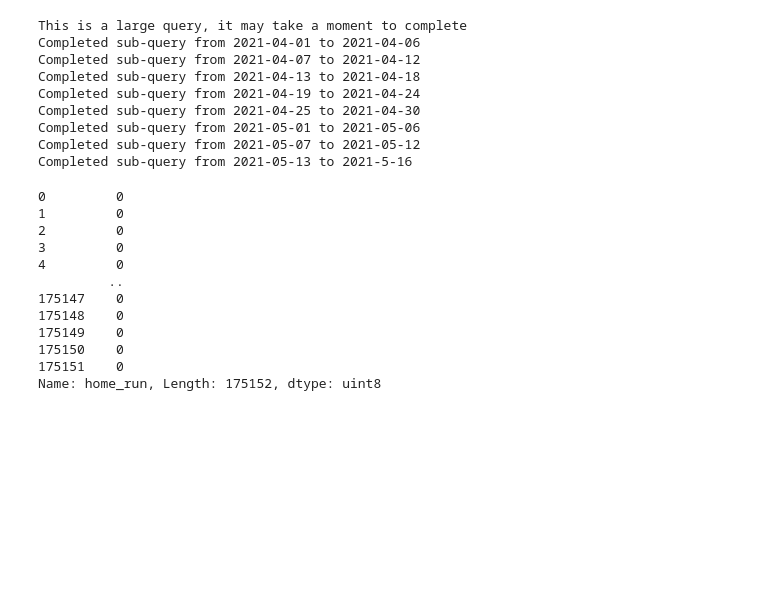
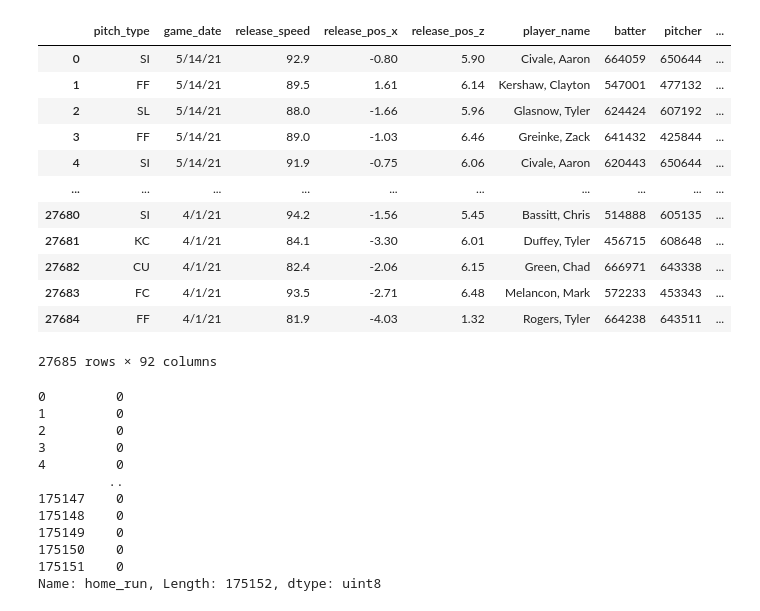
Before and after one commit to cseibold47/SAL384FinalProject, a Jupyter notebook: Final Project.ipynb, the cells around one changed output. Saved outputs shown, nothing was run; the diff lists cells and outputs as text; code cells hidden in the pictures; blank space fills up the shorter version.

```diff
--- a/Final Project.ipynb
+++ b/Final Project.ipynb
@@ -15,18 +15,23 @@ from scipy.special import expit
 from bs4 import BeautifulSoup
 from urllib.request import urlopen
 from pybaseball import statcast
-# %%
-data = statcast(start_dt='2021-4-01', end_dt='2021-5-16')
-# %% [output]
-This is a large query, it may take a moment to complete
-Completed sub-query from 2021-04-01 to 2021-04-06
-Completed sub-query from 2021-04-07 to 2021-04-12
-Completed sub-query from 2021-04-13 to 2021-04-18
-Completed sub-query from 2021-04-19 to 2021-04-24
-Completed sub-query from 2021-04-25 to 2021-04-30
-Completed sub-query from 2021-05-01 to 2021-05-06
-Completed sub-query from 2021-05-07 to 2021-05-12
-Completed sub-query from 2021-05-13 to 2021-5-16
+# %%
+data = pd.read_csv("data/finalprojectdata.csv")
+data
+# %% [output]
+|  | pitch_type | game_date | release_speed | release_pos_x | release_pos_z | player_name | batter | pitcher | ... |
+| 0 | SI | 5/14/21 | 92.9 | -0.80 | 5.90 | Civale, Aaron | 664059 | 650644 | ... |
+| 1 | FF | 5/14/21 | 89.5 | 1.61 | 6.14 | Kershaw, Clayton | 547001 | 477132 | ... |
+| 2 | SL | 5/14/21 | 88.0 | -1.66 | 5.96 | Glasnow, Tyler | 624424 | 607192 | ... |
+| 3 | FF | 5/14/21 | 89.0 | -1.03 | 6.46 | Greinke, Zack | 641432 | 425844 | ... |
+| 4 | SI | 5/14/21 | 91.9 | -0.75 | 6.06 | Civale, Aaron | 620443 | 650644 | ... |
+| ... | ... | ... | ... | ... | ... | ... | ... | ... | ... |
+| 27680 | SI | 4/1/21 | 94.2 | -1.56 | 5.45 | Bassitt, Chris | 514888 | 605135 | ... |
+| 27681 | KC | 4/1/21 | 84.1 | -3.30 | 6.01 | Duffey, Tyler | 456715 | 608648 | ... |
+| 27682 | CU | 4/1/21 | 82.4 | -2.06 | 6.15 | Green, Chad | 666971 | 643338 | ... |
+| 27683 | FC | 4/1/21 | 93.5 | -2.71 | 6.48 | Melancon, Mark | 572233 | 453343 | ... |
+| 27684 | FF | 4/1/21 | 81.9 | -4.03 | 1.32 | Rogers, Tyler | 664238 | 643511 | ... |
+27685 rows × 92 columns
 # %%
 df = pd.get_dummies(data['events'])
 df["home_run"]
```
